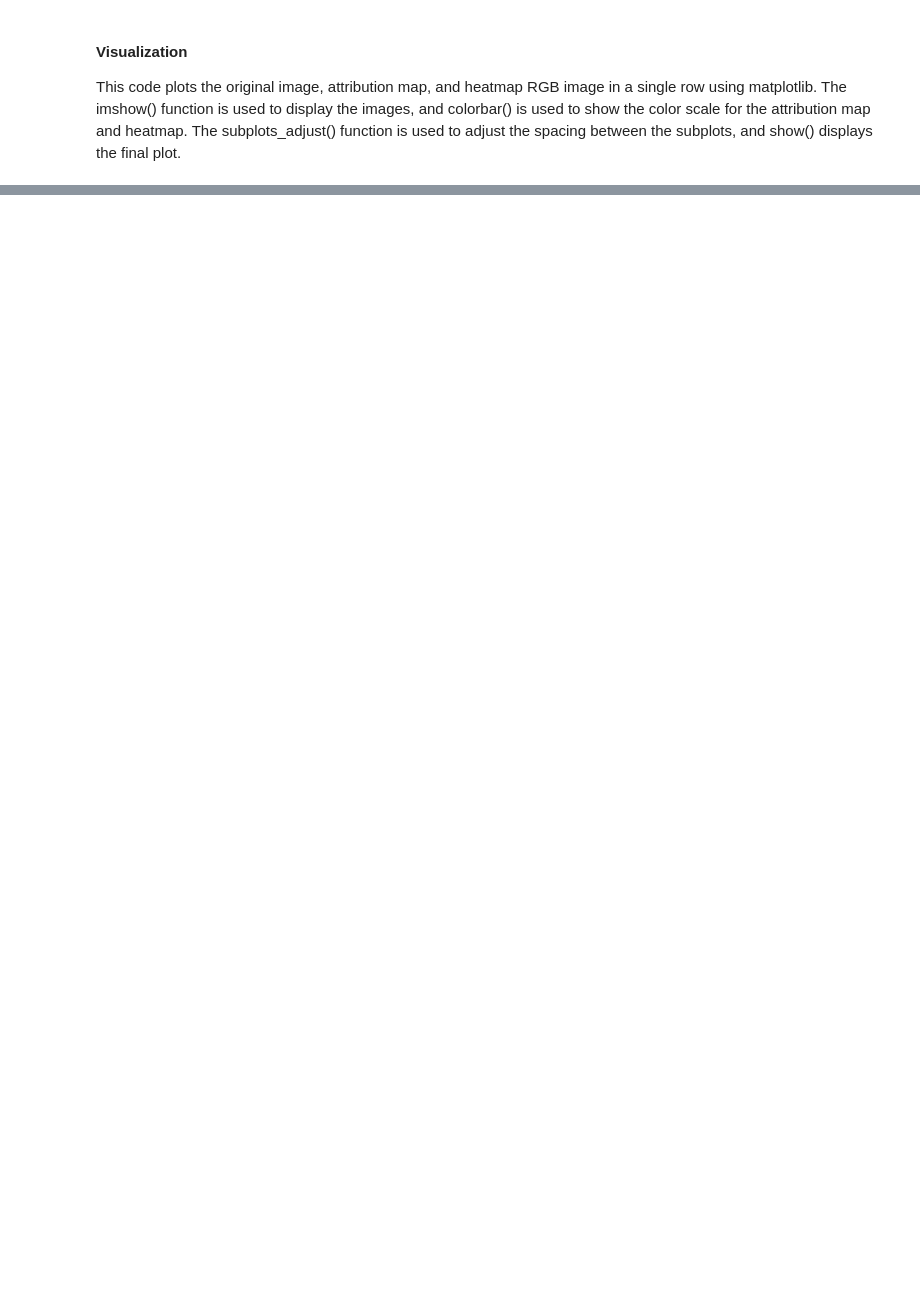
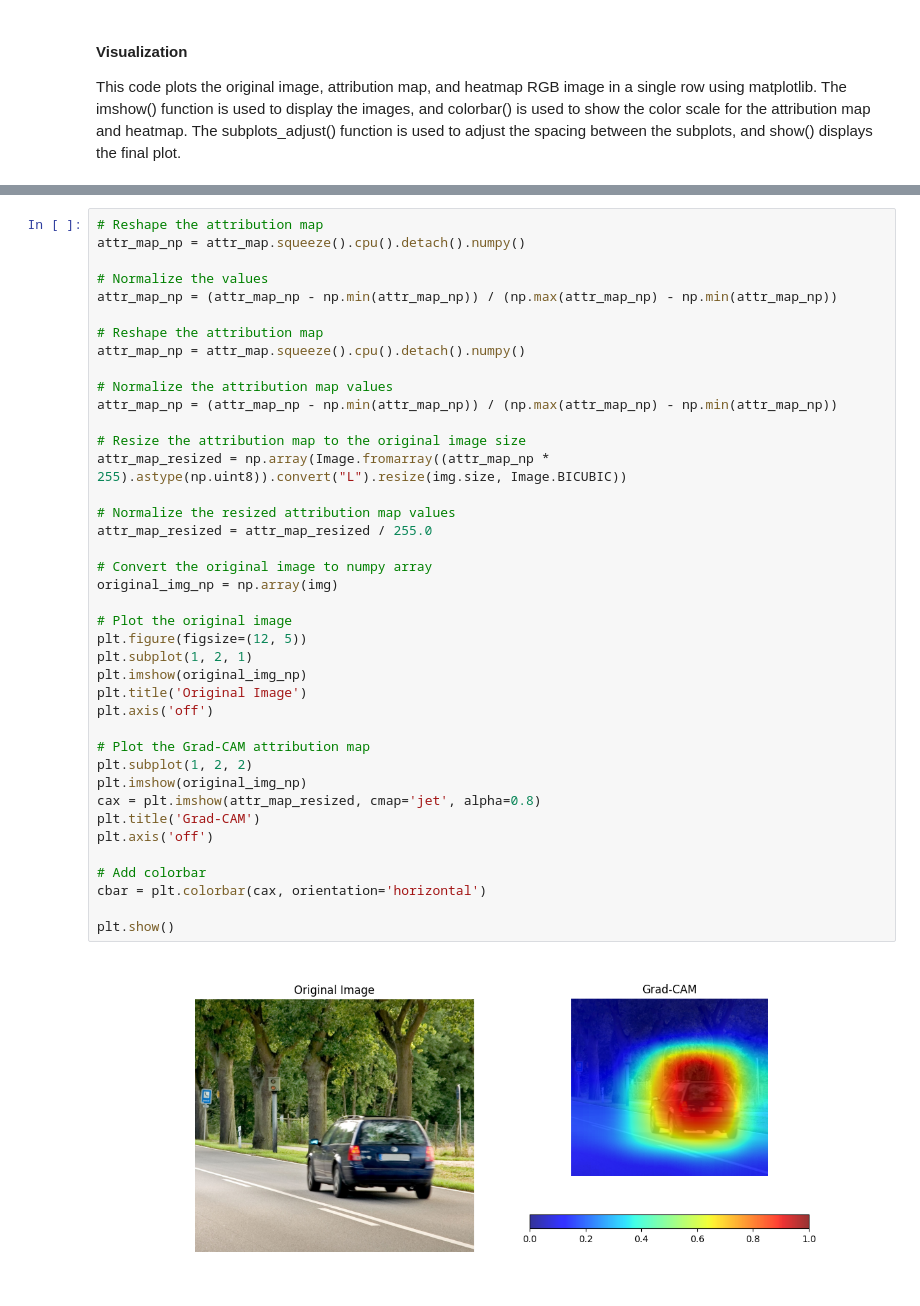
Before and after one commit to patdring/ExplainableAI, a Jupyter notebook: GradCam.ipynb, the cells around one changed output, grey strips where cells are left out. Cells and saved outputs as stored; diff of their text form; blank space fills up the shorter version.

Commit message:
Changed/Corrected Attribtion and superimposed heatmap visualization. Rplaced cv2 with captum visu. methods

```diff
--- a/GradCam.ipynb
+++ b/GradCam.ipynb
@@ -147,0 +95,42 @@ WARNING:matplotlib.image:Clipping input data to the valid range for imshow with
+# %%
+# Reshape the attribution map
+attr_map_np = attr_map.squeeze().cpu().detach().numpy()
+
+# Normalize the values
+attr_map_np = (attr_map_np - np.min(attr_map_np)) / (np.max(attr_map_np) - np.min(attr_map_np))
+
+# Reshape the attribution map
+attr_map_np = attr_map.squeeze().cpu().detach().numpy()
+
+# Normalize the attribution map values
+attr_map_np = (attr_map_np - np.min(attr_map_np)) / (np.max(attr_map_np) - np.min(attr_map_np))
+
+# Resize the attribution map to the original image size
+attr_map_resized = np.array(Image.fromarray((attr_map_np * 255).astype(np.uint8)).convert("L").resize(img.size, Image.BICUBIC))
+
+# Normalize the resized attribution map values
+attr_map_resized = attr_map_resized / 255.0
+
+# Convert the original image to numpy array
+original_img_np = np.array(img)
+
+# Plot the original image
+plt.figure(figsize=(12, 5))
+plt.subplot(1, 2, 1)
+plt.imshow(original_img_np)
+plt.title('Original Image')
+plt.axis('off')
+
+# Plot the Grad-CAM attribution map
+plt.subplot(1, 2, 2)
+plt.imshow(original_img_np)
+cax = plt.imshow(attr_map_resized, cmap='jet', alpha=0.8)
+plt.title('Grad-CAM')
+plt.axis('off')
+
+# Add colorbar
+cbar = plt.colorbar(cax, orientation='horizontal')
+
+plt.show()
+# %% [output]
+[figure, added]
```
Also changed, not shown: parts of 3 cells of this notebook.
